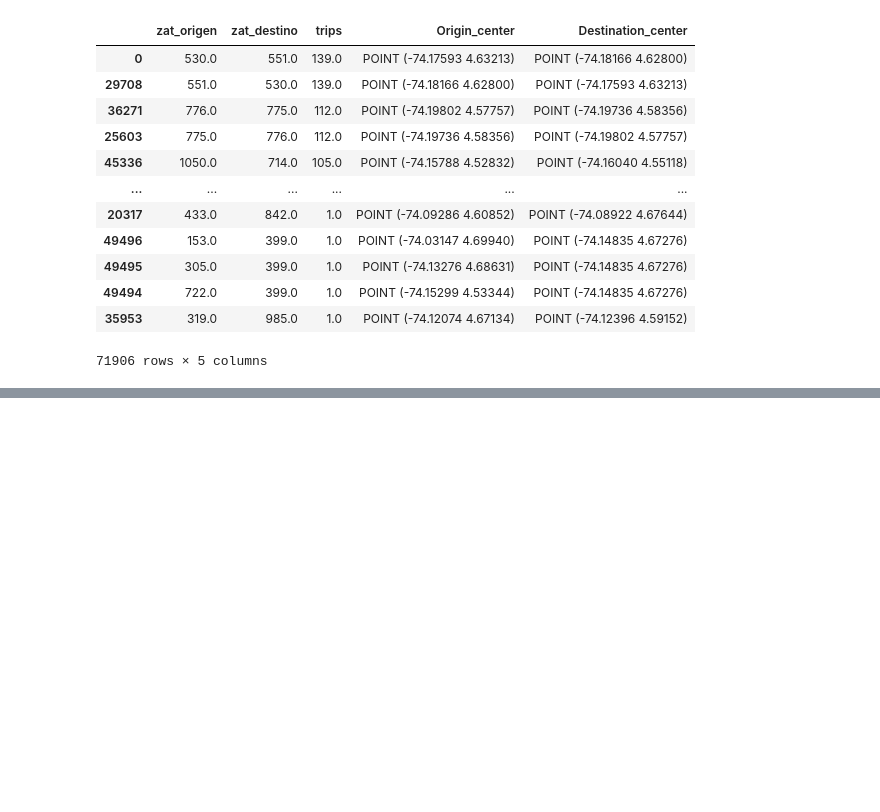
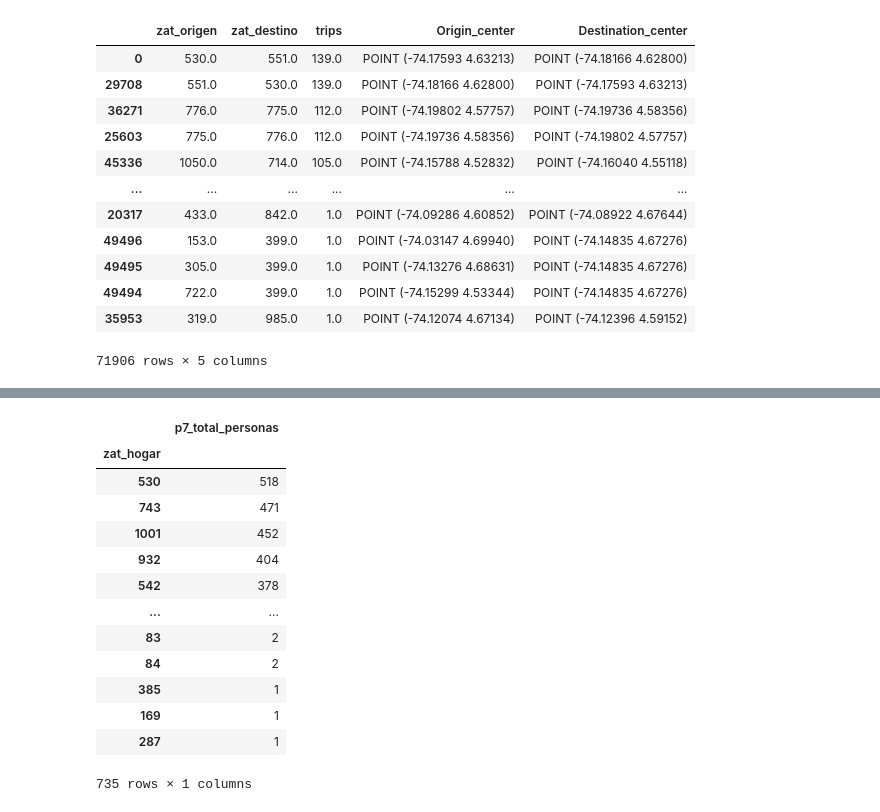
Before and after one commit to saramirezva/Mobility-Models-Bogot-, a Jupyter notebook: mobility_models.ipynb, the cells around one changed output, grey strips where cells are left out. Drawn from its saved outputs; the diff is of its cells as text; code cells hidden in the pictures; blank space fills up the shorter version.

```diff
--- a/mobility_models.ipynb
+++ b/mobility_models.ipynb
@@ -183,0 +197,17 @@ num_trips_df
+# %%
+population
+# %% [output]
+|  | p7_total_personas |
+| zat_hogar |  |
+| 530 | 518 |
+| 743 | 471 |
+| 1001 | 452 |
+| 932 | 404 |
+| 542 | 378 |
+| ... | ... |
+| 83 | 2 |
+| 84 | 2 |
+| 385 | 1 |
+| 169 | 1 |
+| 287 | 1 |
+735 rows × 1 columns
```
Also changed, not shown: parts of 10 cells of this notebook.
